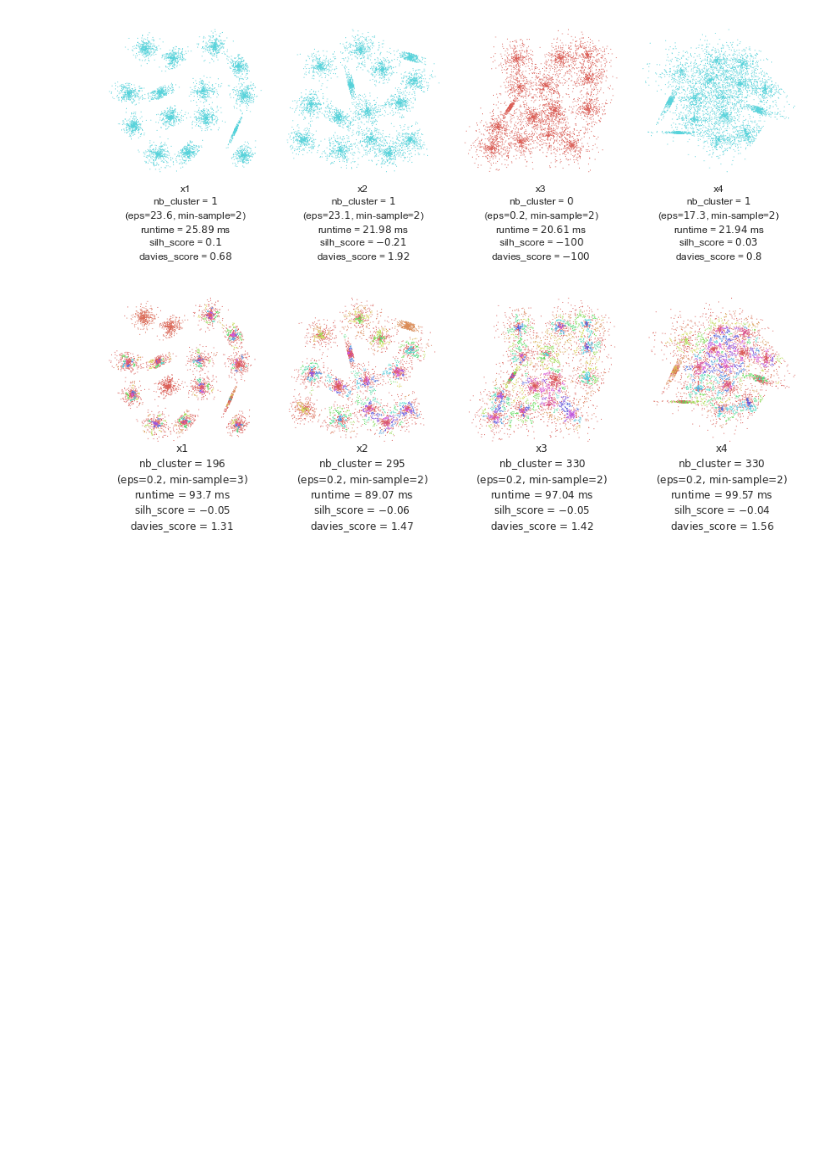
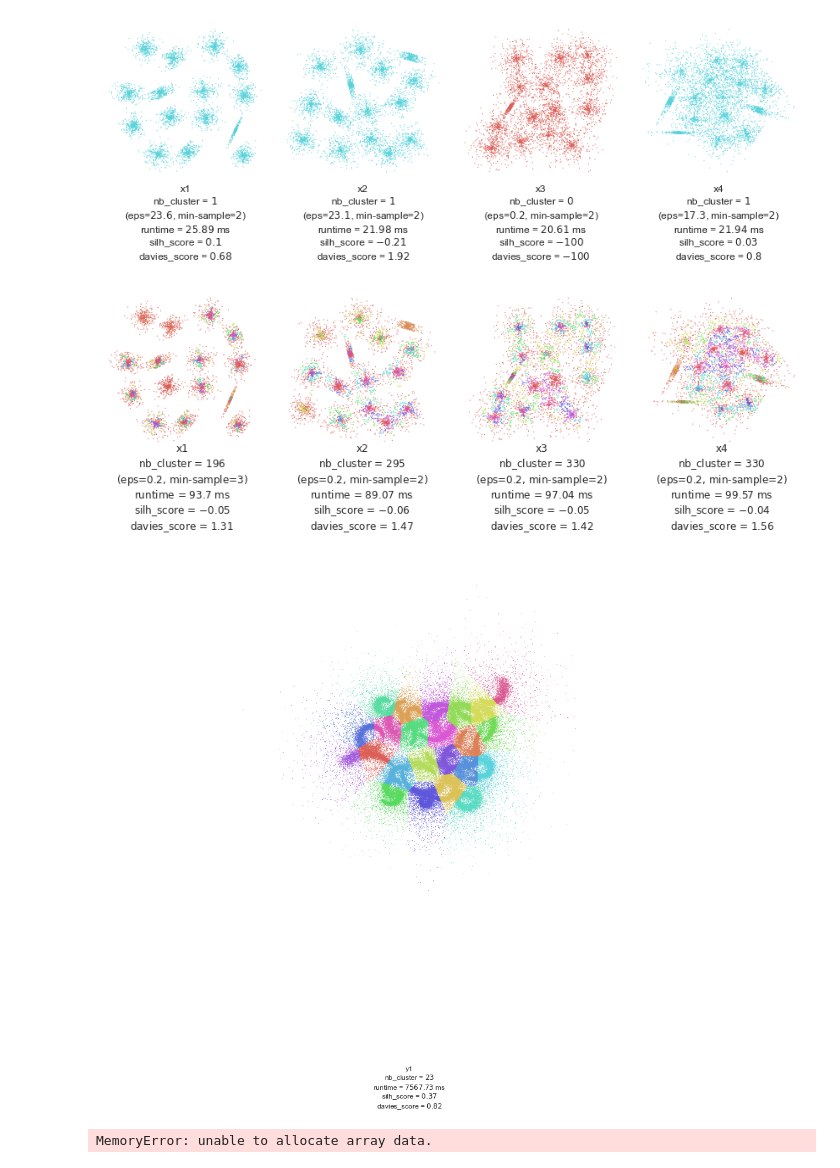
Before and after one commit to usernamedjpris/TP-apprentissage, a Jupyter notebook: IRIS-clustering.ipynb, the cells around one changed output. Cells and saved outputs as stored; diff of their text form; code cells hidden in the pictures; blank space fills up the shorter version.

```diff
--- a/IRIS-clustering.ipynb
+++ b/IRIS-clustering.ipynb
@@ -148,23 +157,31 @@ k_optimiser(KMeans, "KMEAN", init='k-means++', random_state=0)
 # %% [output]
 [figure]
 # %%
-k_optimiser(AgglomerativeClustering, "AGG_SINGLE", affinity='euclidean', linkage='single')
-k_optimiser(AgglomerativeClustering, "AGG_AVG", affinity='euclidean', linkage='average')
-k_optimiser(AgglomerativeClustering, "AGG_COMPLETE", affinity='euclidean', linkage='complete')
-k_optimiser(AgglomerativeClustering, "AGG_WARD", affinity='euclidean', linkage='ward')
+k_optimiser(AgglomerativeClustering, datasets, names, "AGG_SINGLE", affinity='euclidean', linkage='single')
+k_optimiser(AgglomerativeClustering, datasets, names, "AGG_AVG", affinity='euclidean', linkage='average')
+k_optimiser(AgglomerativeClustering, datasets, names, "AGG_COMPLETE", affinity='euclidean', linkage='complete')
+k_optimiser(AgglomerativeClustering, datasets, names, "AGG_WARD", affinity='euclidean', linkage='ward')
 # %% [output]
 [figure]
 [figure]
 [figure]
 [figure]
 # %%
-ms_eps_optimiser(DBSCAN, "DBSCAN", metric='euclidean', metric_params=None, algorithm='auto', leaf_size=30, p=None, n_jobs=None)
+ms_eps_optimiser(DBSCAN, datasets, names, "DBSCAN", metric='euclidean', metric_params=None, algorithm='auto', leaf_size=30, p=None, n_jobs=None)
 # %% [output]
 [-1 -1 -1 ... -1 -1 -1]
 [figure]
 # %%
-ms_eps_optimiser(hdbscan.HDBSCAN, "HDBSCAN")
+ms_eps_optimiser(hdbscan.HDBSCAN, datasets, names, "HDBSCAN")
 # %% [output]
 [figure]
 # %%
-ms_eps_optimiser(hdbscan.HDBSCAN, "HDBSCAN")
+ms_eps_optimiser(hdbscan.HDBSCAN, datasets, names, "HDBSCAN")
+# %%
+k_optimiser(KMeans, datasets, names, "KMEAN", init='k-means++', random_state=0)
+# %% [output]
+[figure, added]
+# %%
+k_optimiser(AgglomerativeClustering, datasets, names, "AGG_WARD", affinity='euclidean', linkage='ward')
+# %% [output]
+MemoryError: unable to allocate array data.
```
Also changed, not shown: parts of 8 cells of this notebook, 8 other files.
